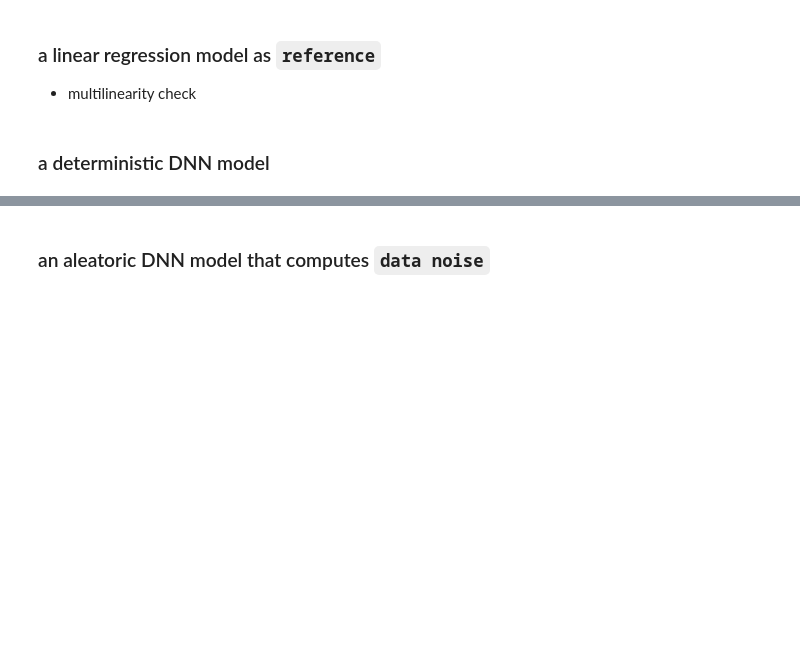
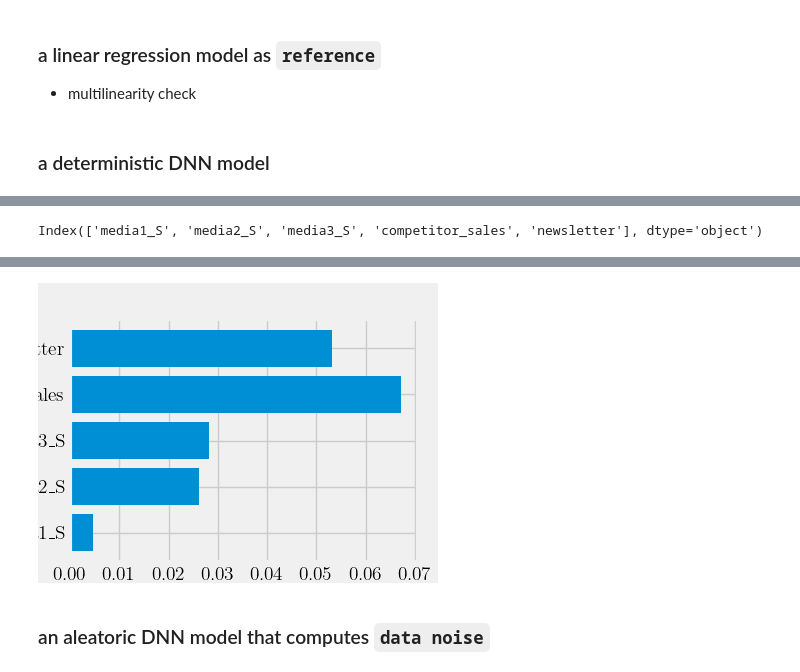
Before and after one commit to leslieDLcy/InformedPriorDist, a Jupyter notebook: src/modelling/part1_modelling_more.ipynb, the cells around one changed output, grey strips where cells are left out. Drawn from its saved outputs; the diff is of its cells as text; code cells hidden in the pictures; blank space fills up the shorter version.

Commit message:
new NN fature importance

```diff
--- a/src/modelling/part1_modelling_more.ipynb
+++ b/src/modelling/part1_modelling_more.ipynb
@@ -208,3 +282,11 @@ dnn_model.summary()
+# %%
+test_fea_pd = pd.DataFrame(data = test_features,
+                  columns = ['media1_S', 'media2_S', 'media3_S', 'competitor_sales',
+       'newsletter'])
+# %%
+test_fea_pd.columns
+# %% [output]
+Index(['media1_S', 'media2_S', 'media3_S', 'competitor_sales', 'newsletter'], dtype='object')
 # %%
 def feature_permutation(feature, X_test, y_test, model):
     """ compute a list of permutation related to one feature
@@ -218,7 +300,7 @@ def feature_permutation(feature, X_test, y_test, model):
         return np.abs(model.evaluate(X, y, verbose=0)[0] - base)
 
     # compute for 50 times ...
-    for i in tqdm.tqdm(np.arange(50)):
+    for i in tqdm.tqdm(np.arange(1000)):
         X_test[feature] = np.random.permutation(X_test[feature].values)
         permutations.append(loss_change(X_test, y_test, base_error))
 
@@ -246,7 +329,8 @@ aggrement_pers = feature_permutation(
 
 with plt.style.context('fivethirtyeight'):
     feature_importance(
-    X_test=X_test,
-    y_test=y_test,
-    model=DNN_model)
-save2Vis('Eng_nn_feature_impor')
+    X_test=test_fea_pd,
+    y_test=test_labels,
+    model=dnn_model)
+save2Vis('DNN_feature_importance')
+# %% [output]
@@ -253,3 +342,4 @@ save2Vis('Eng_nn_feature_impor')
+[figure, added]
 # %% [markdown]
 ### an aleatoric DNN model that computes `data noise`
 # %%
```
Also changed, not shown: parts of 18 cells of this notebook, 1 other file.
